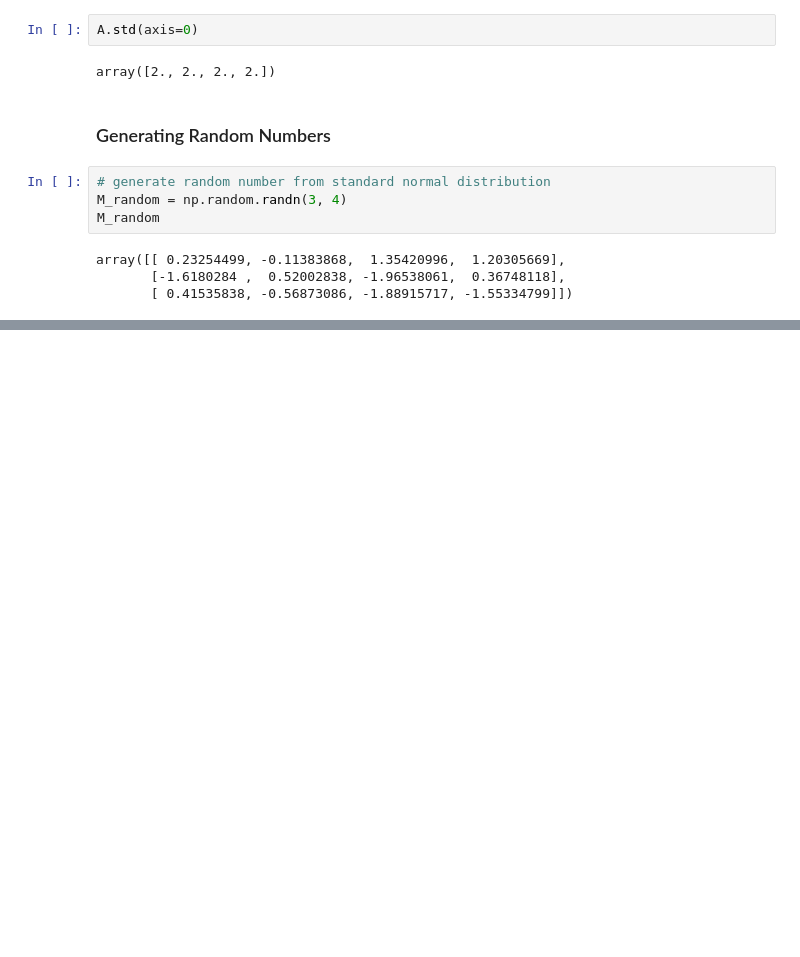
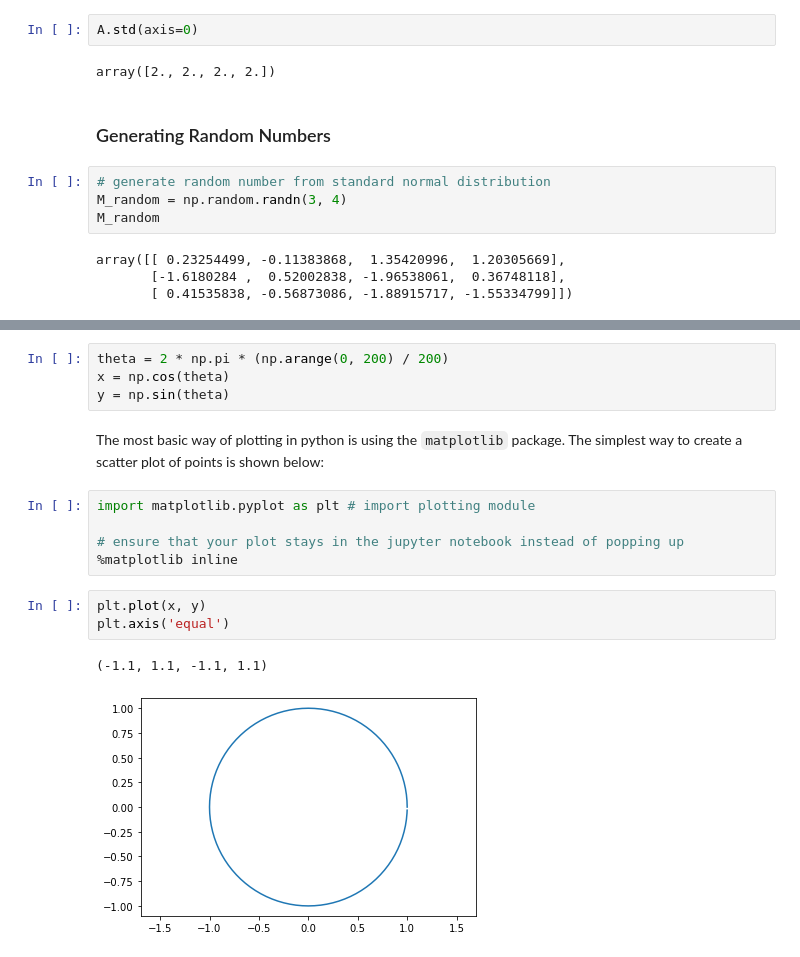
Before and after one commit to jtitusj/Python4Math, a Jupyter notebook: notebooks/Matrix Manipulation in Python.ipynb, the cells around one changed output, grey strips where cells are left out. Saved outputs shown, nothing was run; the diff lists cells and outputs as text; blank space fills up the shorter version.

Commit message:
Commit uncommitted notebooks

```diff
--- a/notebooks/Matrix Manipulation in Python.ipynb
+++ b/notebooks/Matrix Manipulation in Python.ipynb
@@ -573,0 +582,17 @@ array([[ 0.23254499, -0.11383868,  1.35420996,  1.20305669],
+# %%
+theta = 2 * np.pi * (np.arange(0, 200) / 200)
+x = np.cos(theta)
+y = np.sin(theta)
+# %% [markdown]
+The most basic way of plotting in python is using the `matplotlib` package. The simplest way to create a scatter plot of points is shown below:
+# %%
+import matplotlib.pyplot as plt # import plotting module
+
+# ensure that your plot stays in the jupyter notebook instead of popping up
+%matplotlib inline
+# %%
+plt.plot(x, y)
+plt.axis('equal')
+# %% [output]
+(-1.1, 1.1, -1.1, 1.1)
+[figure, added]
```
Also changed, not shown: parts of 19 cells of this notebook, 3 other files.
